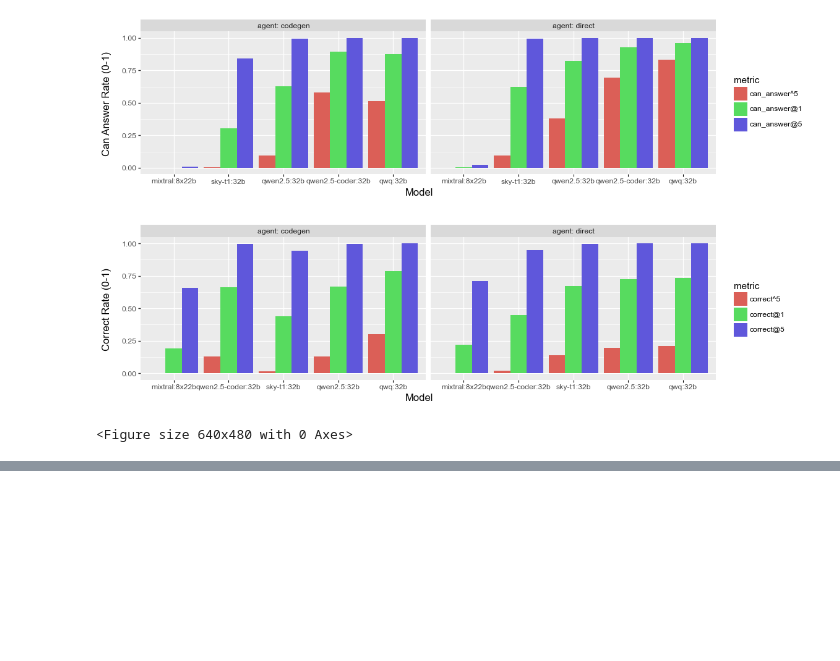
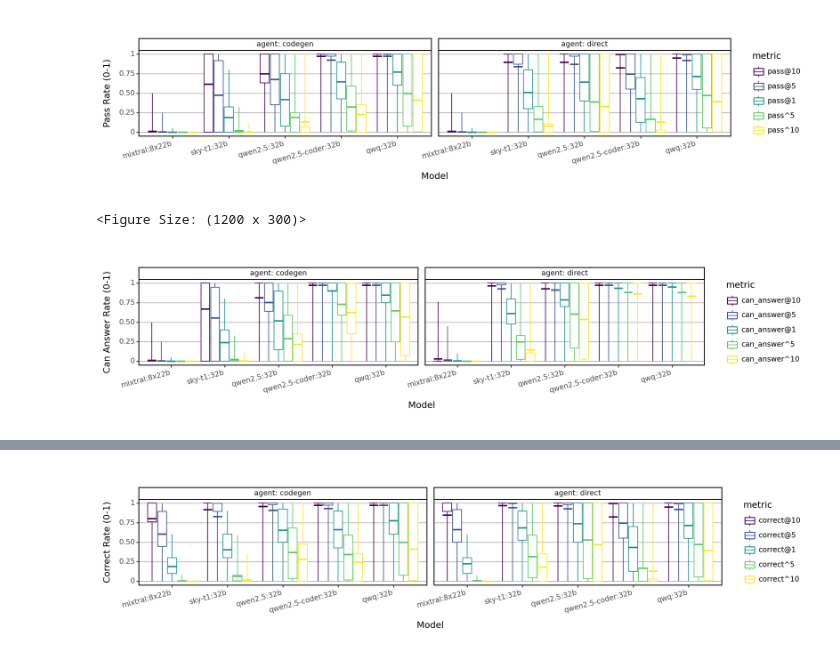
Before and after one commit to chenseanxy/llm-ran, a Jupyter notebook: notebooks/overview.ipynb, the cells around one changed output, grey strips where cells are left out. Saved outputs shown, nothing was run; the diff lists cells and outputs as text; code cells hidden in the pictures; blank space fills up the shorter version.

```diff
--- a/notebooks/overview.ipynb
+++ b/notebooks/overview.ipynb
@@ -74 +164,17 @@ pivoted = resampled.melt(
+# %%
+def draw_metrics(data, metrics, ylabel, x='model', xlabel='Model', width=12, height=3):
+    _data = data[data['metric'].isin(metrics)].copy()
+    _data["metric"] = pd.Categorical(_data["metric"], categories=metrics, ordered=True)
+
+    return (
+        ggplot(_data)
+        + pn.geom_boxplot(aes(x=x, ymin="value_min", lower="value_25", middle="value", upper="value_75", ymax="value_max", color="metric"), position="dodge2", stat = "identity")
+        + facet_wrap("~agent", labeller="label_both")
+        + labs(
+            x=xlabel,
+            y=ylabel,
+            fill="metric",
+        )
+        + my_theme(width, height)
+    )
 # %%
@@ -93,30 +186,37 @@ _g.savefig(f"{OUTPUT_PATH}/overview_performance.png", bbox_inches="tight")
 # %%
-_g1 = (
-    ggplot(pivoted[pivoted["metric"].str.startswith("can_answer")], aes(x="reorder(model, value)", y="value", fill="reorder(metric, value)"))
-    + geom_bar(stat="identity", position="dodge")
-    + facet_wrap("~agent", labeller="label_both")
-    + labs(
-        x="Model",
-        y="Can Answer Rate (0-1)",
-        fill="metric",
-        # title="Can Answer Rate",
-    )
-)
-_g2 = (
-    ggplot(pivoted[pivoted["metric"].str.startswith("correct")], aes(x="reorder(model, value)", y="value", fill="reorder(metric, value)"))
-    + geom_bar(stat="identity", position="dodge")
-    + facet_wrap("~agent", labeller="label_both")
-    + labs(
-        x="Model",
-        y="Correct Rate (0-1)",
-        fill="metric",
-        # title="Correct Rate",
-    )
-)
-
-_figsize = (12, 3)
-_g = pw.load_ggplot(_g1, figsize=_figsize) / pw.load_ggplot(_g2, figsize=_figsize)
-_g.savefig(f"{OUTPUT_PATH}/overview_performance_breakdown.png", bbox_inches="tight")
+_pass_metrics = [
+    "pass@10",
+    "pass@5",
+    "pass@1",
+    "pass^5",
+    "pass^10",
+]
+_can_answer_metrics = [
+    "can_answer@10",
+    "can_answer@5",
+    "can_answer@1",
+    "can_answer^5",
+    "can_answer^10",
+]
+_correct_metrics = [
+    "correct@10",
+    "correct@5",
+    "correct@1",
+    "correct^5",
+    "correct^10",
+]
+_g11 = draw_metrics(raw_grouped, _pass_metrics, "Pass Rate (0-1)")
+_g1 = draw_metrics(raw_grouped, _can_answer_metrics, ylabel="Can Answer Rate (0-1)")
+_g2 = draw_metrics(raw_grouped, _correct_metrics, ylabel="Correct Rate (0-1)")
+display(_g11)
+display(_g1)
+display(_g2)
+_g11.save(f"{OUTPUT_PATH}/overview_pass.png", bbox_inches="tight", dpi=300)
+_g1.save(f"{OUTPUT_PATH}/overview_can_answer.png", bbox_inches="tight", dpi=300)
+_g2.save(f"{OUTPUT_PATH}/overview_correct.png", bbox_inches="tight", dpi=300)
+# _g = pw.load_ggplot(_g1) / pw.load_ggplot(_g2)
+# _g.savefig(f"{OUTPUT_PATH}/overview_performance_breakdown.png", bbox_inches="tight")
 # %% [output]
-[figure, old version]
+[figure, new version]
-<Figure size 640x480 with 0 Axes>
+<Figure Size: (1200 x 300)>
+[figure, added]
@@ -123,0 +224 @@ _g.savefig(f"{OUTPUT_PATH}/overview_performance_breakdown.png", bbox_inches="tig
+[figure, added]
```
Also changed, not shown: parts of 10 cells of this notebook, 7 other files.
